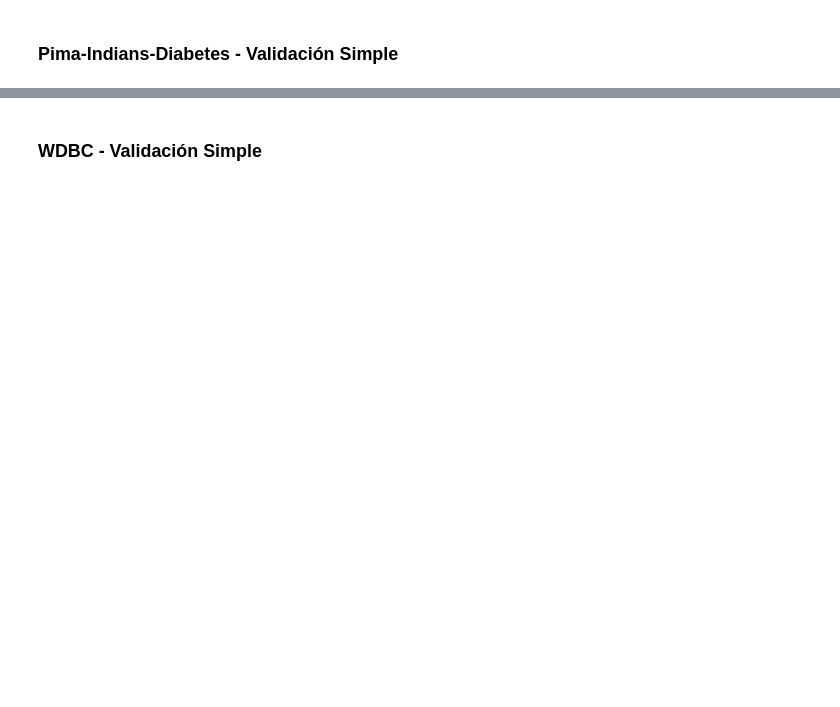
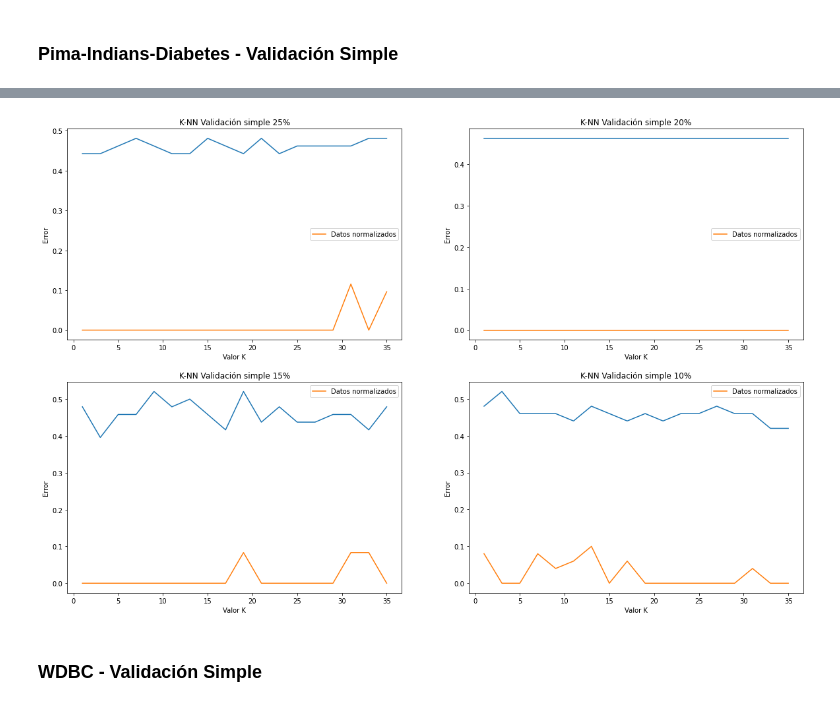
Before and after one commit to kecoma1/FAA, a Jupyter notebook: LAB_3/Memoria.ipynb, the cells around one changed output, grey strips where cells are left out. Drawn from its saved outputs; the diff is of its cells as text; code cells hidden in the pictures; blank space fills up the shorter version.

```diff
--- a/LAB_3/Memoria.ipynb
+++ b/LAB_3/Memoria.ipynb
@@ -31,5 +76,7 @@ plot_VS(errorMedioPimaVS, errorMedioPimaVSNorm)
 # %%
-plot_VC(errorMedioPimaVC, errorMedioPimaVCNorm)
+utils.plot_VS(errorMedioPimaVC, errorMedioPimaVCNorm)
+# %% [output]
+[figure, added]
 # %% [markdown]
 ### WDBC - Validación Simple
 # %%
```
Also changed, not shown: parts of 41 cells of this notebook, 4 other files.
